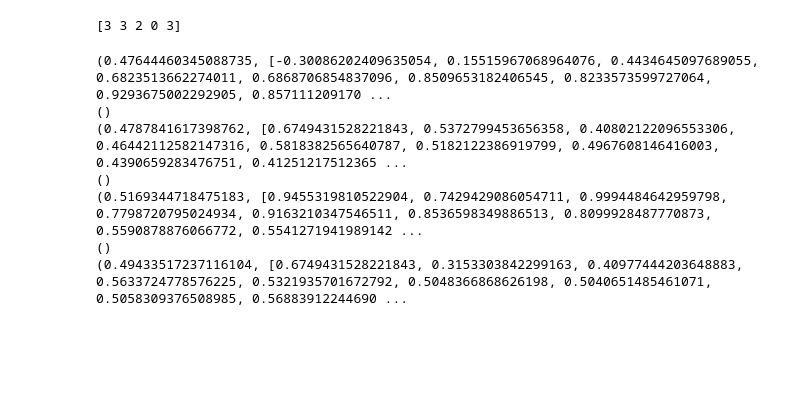
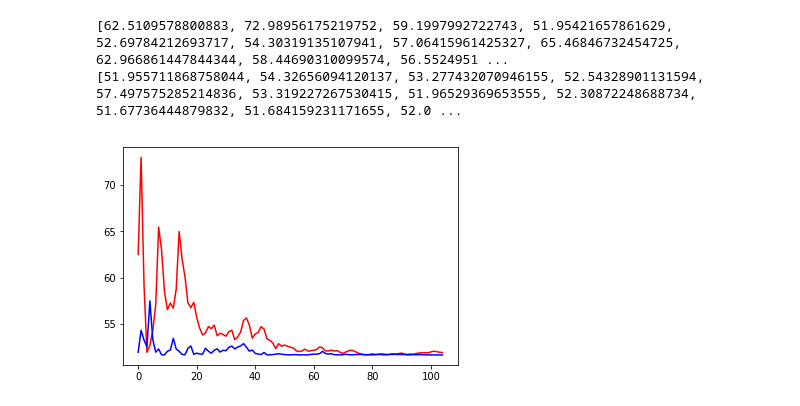
Before and after one commit to heyhalcyon/Randomized-Optimization, a Jupyter notebook: project2.ipynb, the cells around one changed output. Saved outputs shown, nothing was run; the diff lists cells and outputs as text; code cells hidden in the pictures; blank space fills up the shorter version.

Commit message:
task 1,2 update

```diff
--- a/project2.ipynb
+++ b/project2.ipynb
@@ -31,67 +31,65 @@ y1 = generate_random_numbers(105, 0.5, 1.0, "normal")
 y2 = generate_random_numbers(105, 0.5, 1.0, "uniform")
 x0 = 0
 #yk = 1/(k+1)  step length
-
-ordering = np.random.choice(5, 5, replace=True)
-print(ordering)
-# %% [output]
-[3 3 2 0 3]
 # %%
-# IGD, the ordering is permitted to have replacement.
-#
 def IGD_wr_task1(y):
     n = len(y)
     ordering = np.random.choice(n, n, replace=True)
+    #print(ordering)
     x0 = 0
-    k = 0
     xk = x0
-    Listx = []
+    Listobj = []
     # implement the algorithm's iteration of IGD. Your result should return the the final xk
     # at the last iteration and also the history of objective function at each xk.
-    for i in ordering:
-        target = y[i]
-        gama = 1/ (k + 1)
+    for i in range(n):
+        target = y[ordering[i]]
+        gama = 1/ (i + 1)
         xk = xk - gama*(xk - target)
-        k += 1
-        Listx.append(xk)
+        objk = 0
+        for j in y:
+            objk += (xk - j)**2
+        objk = objk/2
+        Listobj.append(objk)
+    return xk, Listobj
 
-    return xk, Listx
-
-print(IGD_wr_task1(y1))
-print()
-print(IGD_wr_task1(y2))
-print()
+xk1 ,Listobj1 = IGD_wr_task1(y1)
+print(Listobj1)
+xk2 ,Listobj2 = IGD_wr_task1(y2)
 
 
-# IGD, the ordering is not permitted to have replacement.
-#
-#
 def IGD_wo_task1(y):
     n = len(y)
     ordering = np.random.choice(n, n, replace=False)
+    #print(ordering)
     Listx = []
-    k = 0
+    Listobj = []
     x0 = 0
     xk = x0
     # implement the algorithm's iteration of IGD. Your result should return the the final xk
     # at the last iteration and also the history of objective function at each xk.
-    for i in ordering:
-        target = y[i]
-        gama = 1/ (k + 1)
+    for i in range(n):
+        target = y[ordering[i]]
+        gama = 1/ (i + 1)
         xk = xk - gama*(xk - target)
-        k += 1
         Listx.append(xk)
+        objk = 0
+        for j in y:
+            objk += (xk - j)**2
+        objk = objk/2
+        Listobj.append(objk)
+    return xk, Listobj #Listx
 
-    return xk, Listx
-
-print(IGD_wr_task1(y1))
-print()
-print(IGD_wr_task1(y2))
+xk1_no ,Listobj1_no = IGD_wo_task1(y1)
+print(Listobj1_no)
+xk2_no ,Listobj2_no = IGD_wo_task1(y2)
 # %% [output]
-(0.47644460345088735, [-0.30086202409635054, 0.15515967068964076, 0.4434645097689055, 0.6823513662274011, 0.6868706854837096, 0.8509653182406545, 0.8233573599727064, 0.9293675002292905, 0.857111209170 ...
-()
-(0.4787841617398762, [0.6749431528221843, 0.5372799453656358, 0.40802122096553306, 0.46442112582147316, 0.5818382565640787, 0.5182122386919799, 0.4967608146416003, 0.4390659283476751, 0.41251217512365 ...
-()
-(0.5169344718475183, [0.9455319810522904, 0.7429429086054711, 0.9994484642959798, 0.7798720795024934, 0.9163210347546511, 0.8536598349886513, 0.8099928487770873, 0.5590878876066772, 0.5541271941989142 ...
-()
-(0.49433517237116104, [0.6749431528221843, 0.3153303842299163, 0.40977444203648883, 0.5633724778576225, 0.5321935701672792, 0.5048366868626198, 0.5040651485461071, 0.5058309376508985, 0.56883912244690 ...
+[62.5109578800883, 72.98956175219752, 59.1997992722743, 51.95421657861629, 52.69784212693717, 54.30319135107941, 57.06415961425327, 65.46846732454725, 62.966861447844344, 58.44690310099574, 56.5524951 ...
+[51.955711868758044, 54.32656094120137, 53.277432070946155, 52.54328901131594, 57.497575285214836, 53.319227267530415, 51.96529369653555, 52.30872248688734, 51.67736444879832, 51.684159231171655, 52.0 ...
+# %%
+import matplotlib.pyplot as plt
+
+plt.plot(np.arange(105), Listobj1, 'r')
+plt.plot(np.arange(105), Listobj1_no, 'b')
+plt.show()
+# %% [output]
+[figure, added]
```
Also changed, not shown: parts of 4 cells of this notebook, 1 other file.
